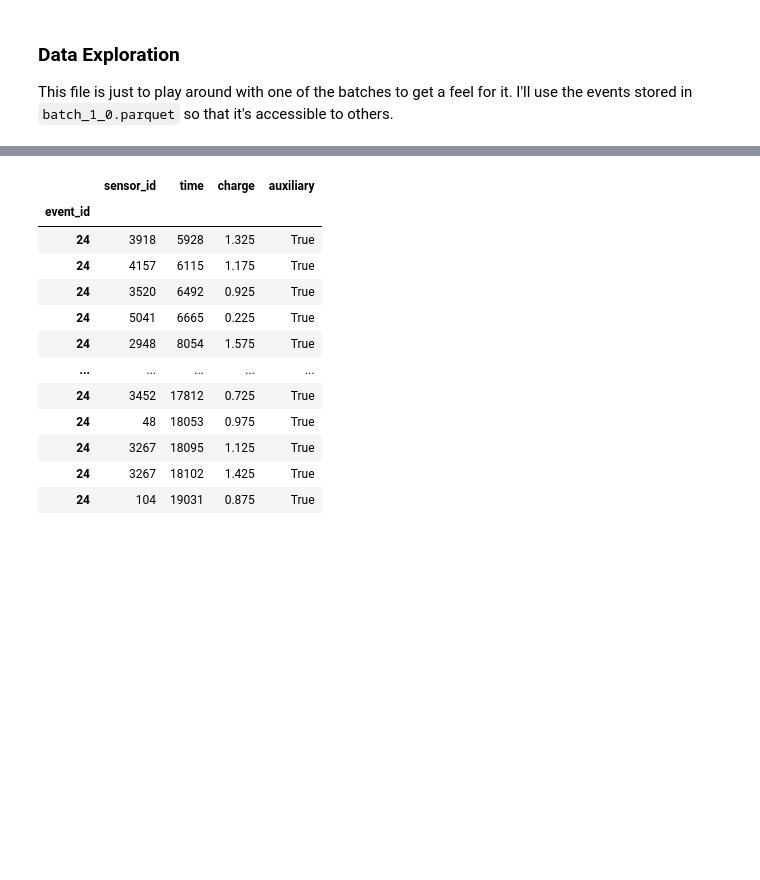
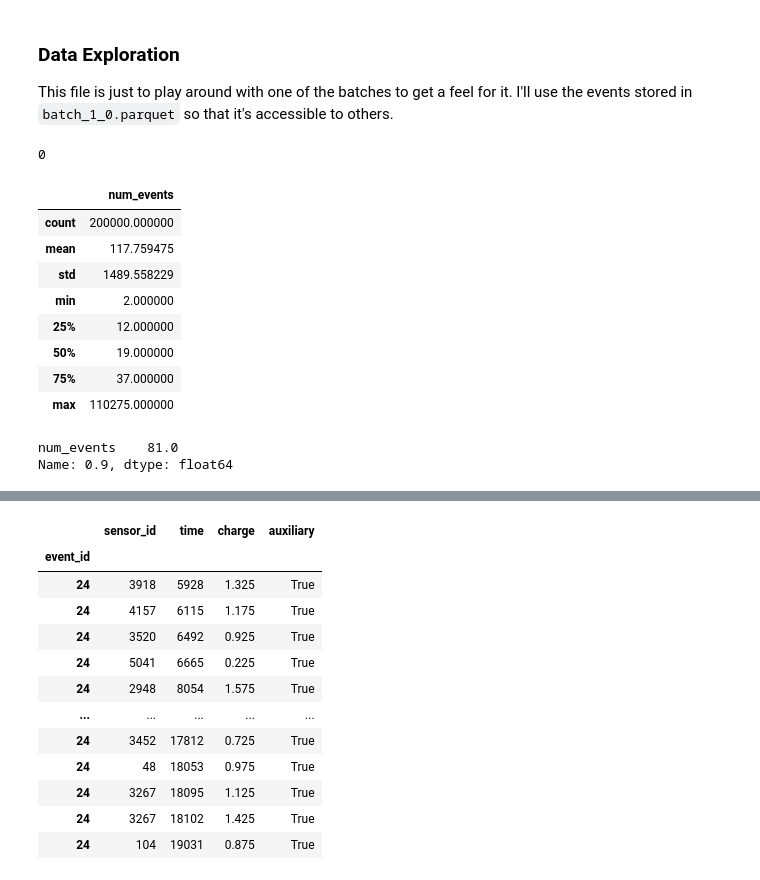
Before and after one commit to kdv97/ice-cube, a Jupyter notebook: Exploratory Data Analysis/batch1_testing.ipynb, the cells around one changed output, grey strips where cells are left out. Drawn from its saved outputs; the diff is of its cells as text; code cells hidden in the pictures; blank space fills up the shorter version.

```diff
--- a/Exploratory Data Analysis/batch1_testing.ipynb
+++ b/Exploratory Data Analysis/batch1_testing.ipynb
@@ -4,0 +10,4 @@ This file is just to play around with one of the batches to get a feel for it. I
+# %%
+len(df[df.b==3])
+# %% [output]
+0
@@ -4,0 +25,17 @@ This file is just to play around with one of the batches to get a feel for it. I
+# %%
+a.describe()
+# %% [output]
+|  | num_events |
+| count | 200000.000000 |
+| mean | 117.759475 |
+| std | 1489.558229 |
+| min | 2.000000 |
+| 25% | 12.000000 |
+| 50% | 19.000000 |
+| 75% | 37.000000 |
+| max | 110275.000000 |
+# %%
+a.quantile(.90)
+# %% [output]
+num_events    81.0
+Name: 0.9, dtype: float64
```
Also changed, not shown: parts of 10 cells of this notebook, 17 other files.
